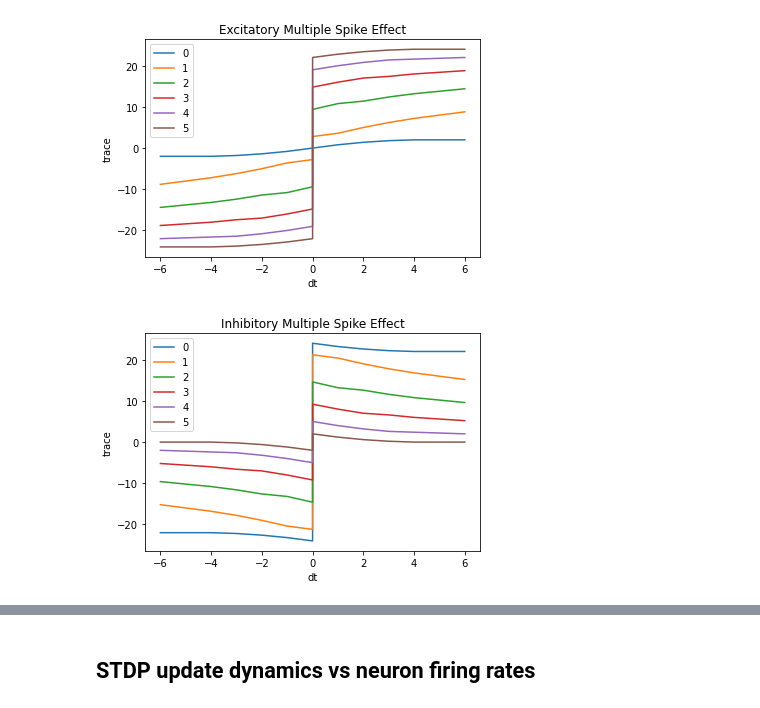
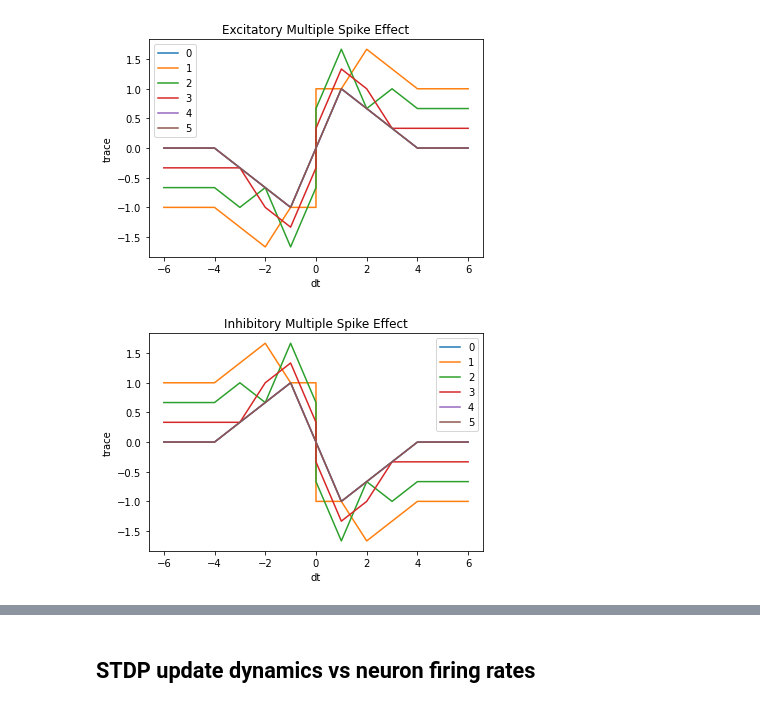
Before and after one commit to SpikeyCNS/spikey, a Jupyter notebook: examples/sanity/stdp_viz.ipynb, the cells around one changed output, grey strips where cells are left out. Saved outputs shown, nothing was run; the diff lists cells and outputs as text; code cells hidden in the pictures.

```diff
--- a/examples/sanity/stdp_viz.ipynb
+++ b/examples/sanity/stdp_viz.ipynb
@@ -22,5 +124,5 @@ def onehot(value, buckets):
 # %%
-## Excitatory vs Inhibitory
+## Multiple spikes
 config = {
     'n_neurons': 2,
     'n_inputs': 0,
@@ -39,32 +141,33 @@ for plot_id, (label, INHIBITORIES) in enumerate({'Excitatory': [1, 1], 'Inhibito
 
     for j in range(LENGTH):
         X, X_minus, Y, Y_minus = [], [], [], []
 
         for i in range(LENGTH + 1):
+            w.matrix[:, :] = 0
             synapses.reset()
             synapses.reward(1)
 
             a = np.zeros(LENGTH)
             a[-1] = 1
 
             b = onehot(LENGTH - i - 1, LENGTH)
             b[LENGTH - j - 1] = 1
 
             full_spike_log = np.array([a, b]).T
             synapses._apply_stdp(full_spike_log, INHIBITORIES)
 
             X_minus.append(-i)
             Y_minus.append(w.matrix[0, 1])
             X.append(i)
             Y.append(w.matrix[1, 0])
 
         plt.plot(X_minus[::-1] + X, Y_minus[::-1] + Y, label=j)
 
     plt.title(f"{label} Multiple Spike Effect")
     plt.xlabel('dt')
     plt.ylabel('trace')
     plt.legend()
     plt.show()
 # %% [output]
-[figure, old version]
+[figure, new version]
-[figure, old version]
+[figure, new version]
```
Also changed, not shown: parts of 9 cells of this notebook, 7 other files.
